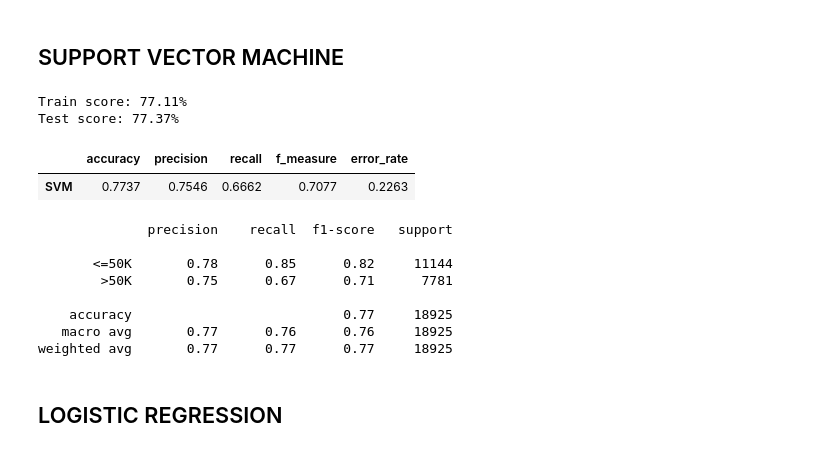
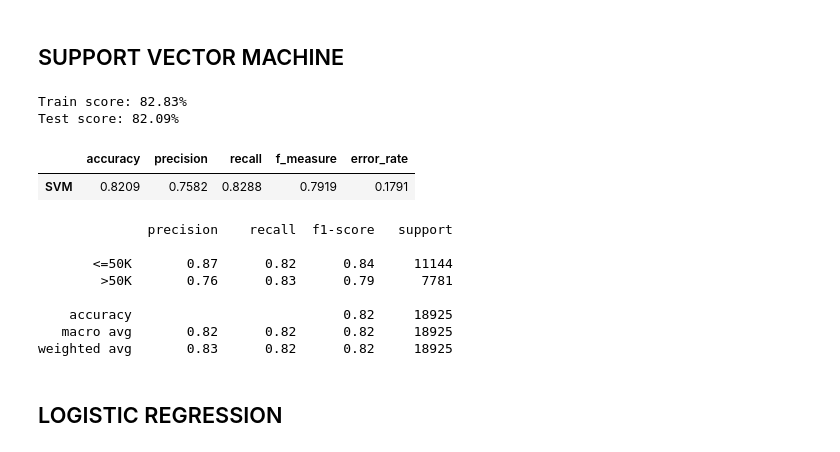
Before and after one commit to adititewari13/Adult-Data_ML, a Jupyter notebook: Adult-Data/income_analysis.ipynb, the cells around one changed output. Drawn from its saved outputs; the diff is of its cells as text; code cells hidden in the pictures.

```diff
--- a/Adult-Data/income_analysis.ipynb
+++ b/Adult-Data/income_analysis.ipynb
@@ -665,34 +676,34 @@ weighted avg       0.82      0.82      0.82     18925
 # %% [markdown]
 ## SUPPORT VECTOR MACHINE
 # %%
-svm_model = SVC(kernel = 'linear')
+svm_model = SVC()
 svm_model.fit(x_train, y_train)
 
 svm_train_pred = svm_model.predict(x_train)
 svm_test_pred = svm_model.predict(x_test)
 
 print(f'Train score: {accuracy_score(y_train, svm_train_pred)*100:.2f}%')
 print(f'Test score: {accuracy_score(y_test, svm_test_pred)*100:.2f}%')
 
 svm_eval = evaluate(y_test, svm_test_pred)
 svm_df = round(pd.DataFrame([svm_eval], index = ['SVM']),4)
 display(svm_df)
 # %% [output]
-Train score: 77.11%
-Test score: 77.37%
+Train score: 82.83%
+Test score: 82.09%
 |  | accuracy | precision | recall | f_measure | error_rate |
-| SVM | 0.7737 | 0.7546 | 0.6662 | 0.7077 | 0.2263 |
+| SVM | 0.8209 | 0.7582 | 0.8288 | 0.7919 | 0.1791 |
 # %%
 print(classification_report(y_test,svm_test_pred))
 # %% [output]
               precision    recall  f1-score   support
 
-       <=50K       0.78      0.85      0.82     11144
-        >50K       0.75      0.67      0.71      7781
+       <=50K       0.87      0.82      0.84     11144
+        >50K       0.76      0.83      0.79      7781
 
-    accuracy                           0.77     18925
-   macro avg       0.77      0.76      0.76     18925
-weighted avg       0.77      0.77      0.77     18925
+    accuracy                           0.82     18925
+   macro avg       0.82      0.82      0.82     18925
+weighted avg       0.83      0.82      0.82     18925
 # %% [markdown]
 ## LOGISTIC REGRESSION
 # %% [markdown]
```
Also changed, not shown: parts of 21 cells of this notebook.
